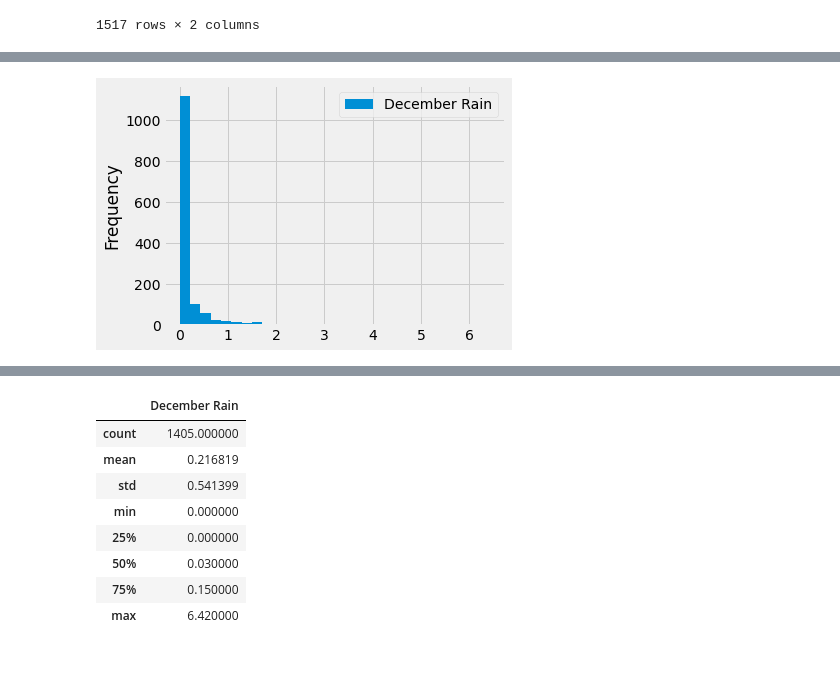
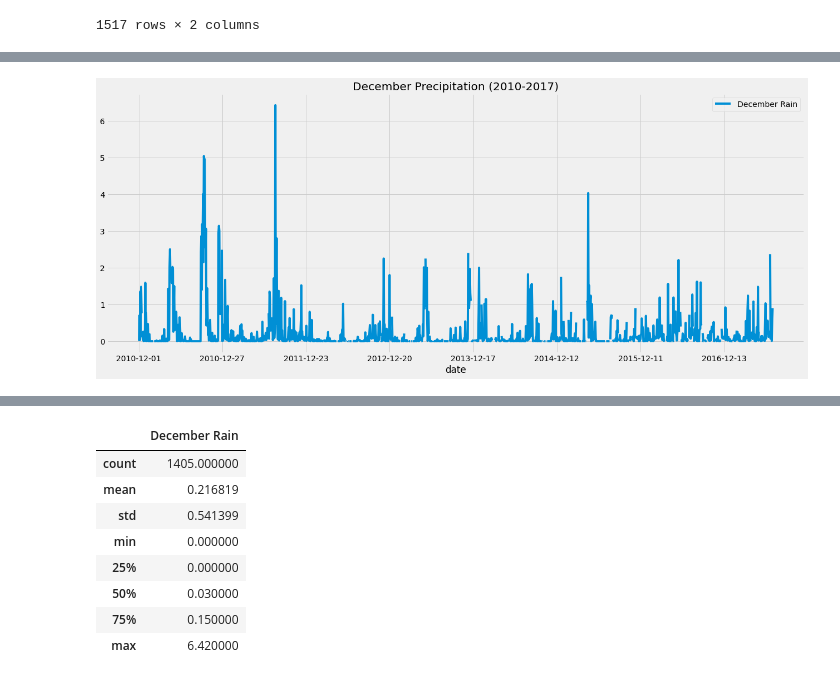
Before and after one commit to boborodono/Surfs_Up, a Jupyter notebook: SurfsUp_Challenge.ipynb, the cells around one changed output, grey strips where cells are left out. Cells and saved outputs as stored; diff of their text form; code cells hidden in the pictures.

```diff
--- a/SurfsUp_Challenge.ipynb
+++ b/SurfsUp_Challenge.ipynb
@@ -255,6 +250,5 @@ december_rain_df.plot()
-# %%
- #! This is not all that useful because most days have very little rain
-december_rain_df.plot.hist(bins=30)
-plt.tight_layout()
-# %% [output]
-[figure, removed]
+# %%
+december_rain_df.plot(title="December Precipitation (2010-2017)", figsize=(20,8))
+plt.ylabel="Rain (in inches)"
+# %% [output]
+[figure, added]
```
Also changed, not shown: parts of 7 cells of this notebook, 4 other files.
